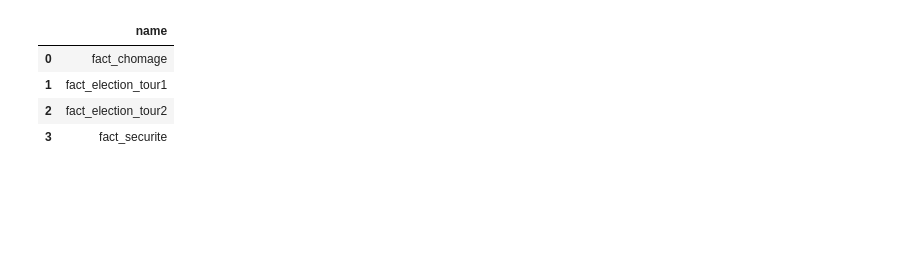
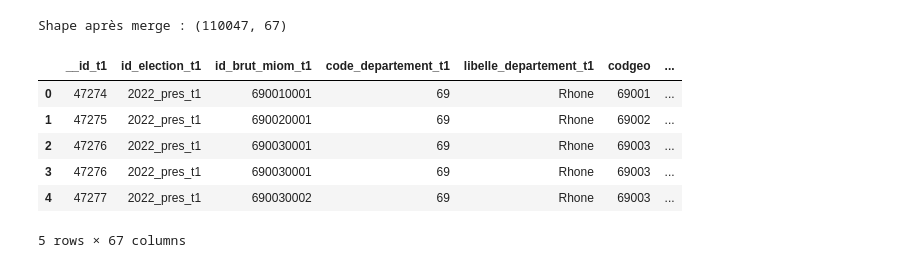
Before and after one commit to anaskt-dev/MSPR_BLOC3_MASTER1, a Jupyter notebook: model.ipynb, the cells around one changed output. Cells and saved outputs as stored; diff of their text form; code cells hidden in the pictures; blank space fills up the shorter version.

```diff
--- a/model.ipynb
+++ b/model.ipynb
@@ -82,41 +17,22 @@ Candidate bindings: : "3ème_quartile_revenus_élevés"
 # %%
-# ── Cellule 3 — Feature engineering ─────────────────────────────────────────
-df = df_raw.copy()
-
-# Taux de chômage calculé
-df['taux_chomage'] = np.where(
-    df['pop_active'] > 0,
-    df['nb_chomeurs'] / df['pop_active'] * 100,
-    np.nan
+df = df_t1.merge(
+    df_t2,
+    on="codgeo",
+    suffixes=("_t1", "_t2")
 )
 
-# Taille de commune (log pour réduire l'asymétrie)
-df['log_population'] = np.log1p(df['population'])
-df['log_inscrits']   = np.log1p(df['inscrits'])
+df = df.merge(df_emploi, on="codgeo", how="left")
+df = df.merge(df_revenus, on="codgeo", how="left")
 
-# Variable cible
-TARGET = 'taux_participation'
-
-# Features retenues
-FEATURES = [
-    'revenu_median',
-    'taux_pauvrete',
-    'rapport_interdecile',
-    'taux_chomage',
-    'log_population',
-    'log_inscrits',
-    'taux_securite',
-]
-
-df_model = df[FEATURES + [TARGET]].copy()
-
-print(f'Shape final       : {df_model.shape}')
-print(f'Nulls par colonne :\n{df_model.isna().sum()}')
-df_model.describe().round(2)
+print("Shape après merge :", df.shape)
+df.head()
 # %% [output]
+Shape après merge : (110047, 67)
-|  | name |
-| 0 | fact_chomage |
-| 1 | fact_election_tour1 |
-| 2 | fact_election_tour2 |
-| 3 | fact_securite |
+|  | __id_t1 | id_election_t1 | id_brut_miom_t1 | code_departement_t1 | libelle_departement_t1 | codgeo | ... |
+| 0 | 47274 | 2022_pres_t1 | 690010001 | 69 | Rhone | 69001 | ... |
+| 1 | 47275 | 2022_pres_t1 | 690020001 | 69 | Rhone | 69002 | ... |
+| 2 | 47276 | 2022_pres_t1 | 690030001 | 69 | Rhone | 69003 | ... |
+| 3 | 47276 | 2022_pres_t1 | 690030001 | 69 | Rhone | 69003 | ... |
+| 4 | 47277 | 2022_pres_t1 | 690030002 | 69 | Rhone | 69003 | ... |
+5 rows × 67 columns
 # %%
```
Also changed, not shown: parts of 24 cells of this notebook, 5 other files.
